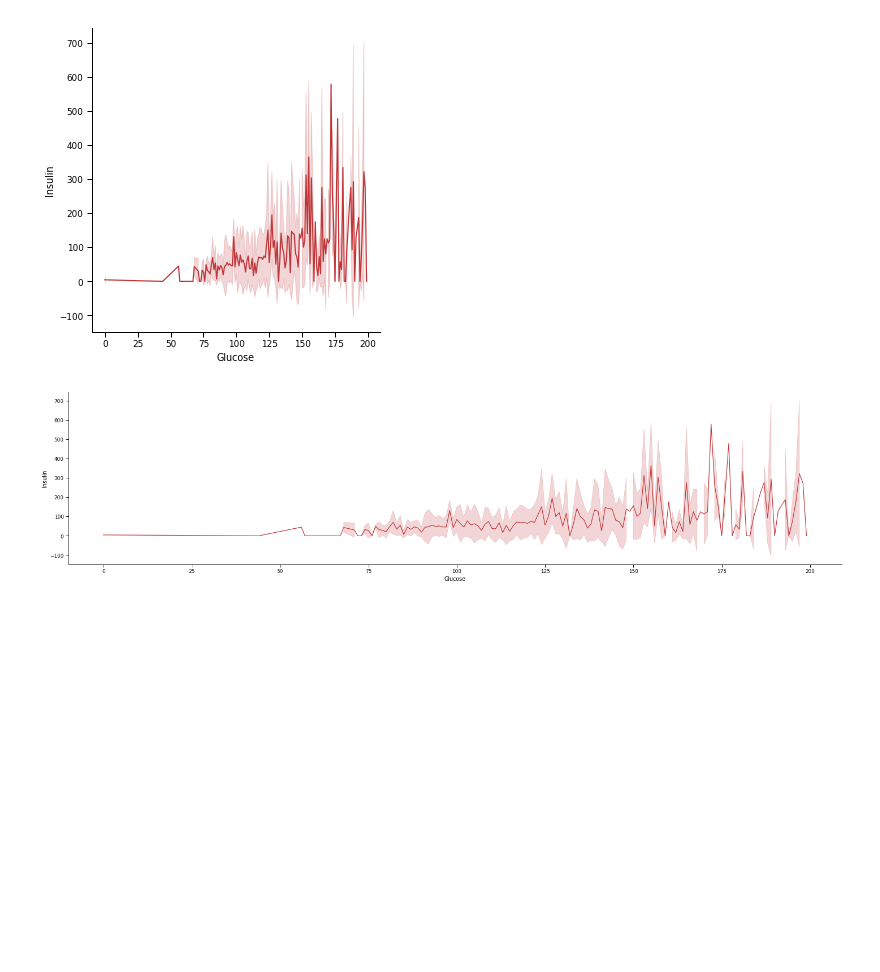
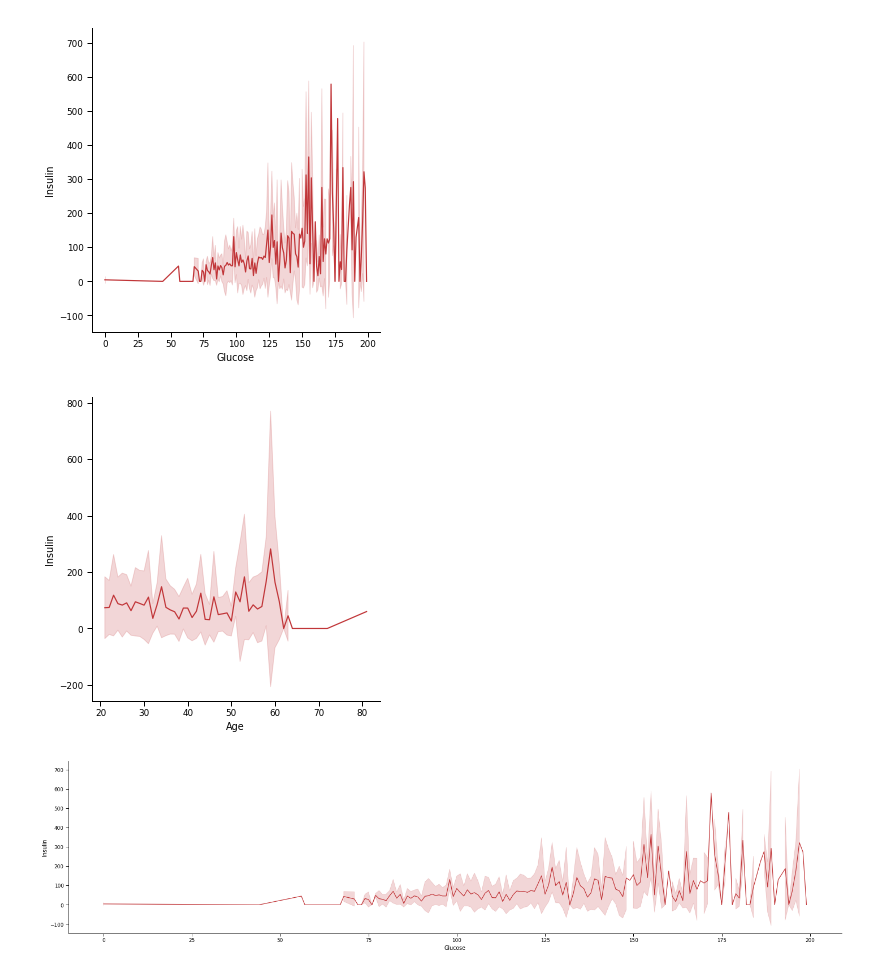
Before and after one commit to SevdanurGENC/MachineLearningDaysCourse, a Jupyter notebook: Visualization/pima-dataviz.ipynb, the cells around one changed output. Drawn from its saved outputs; the diff is of its cells as text; code cells hidden in the pictures; blank space fills up the shorter version.

```diff
--- a/Visualization/pima-dataviz.ipynb
+++ b/Visualization/pima-dataviz.ipynb
@@ -204,6 +212,12 @@ sns.relplot(x="Glucose", y="Insulin", data=df, kind="line", ci="sd", markers=Tru
 plt.show()
 # %% [output]
 [figure]
+# %%
+# zaman serilerinde kullanilabilir.
+sns.relplot(x="Age", y="Insulin", data=df, kind="line", ci="sd", markers=True, dashes=False)
+plt.show()
+# %% [output]
+[figure, added]
 # %%
 sns.relplot(x="Glucose", y="Insulin", data=df, kind="line", aspect=4, ci="sd")
 plt.show()
```
Also changed, not shown: parts of 16 cells of this notebook, 2 other files.
